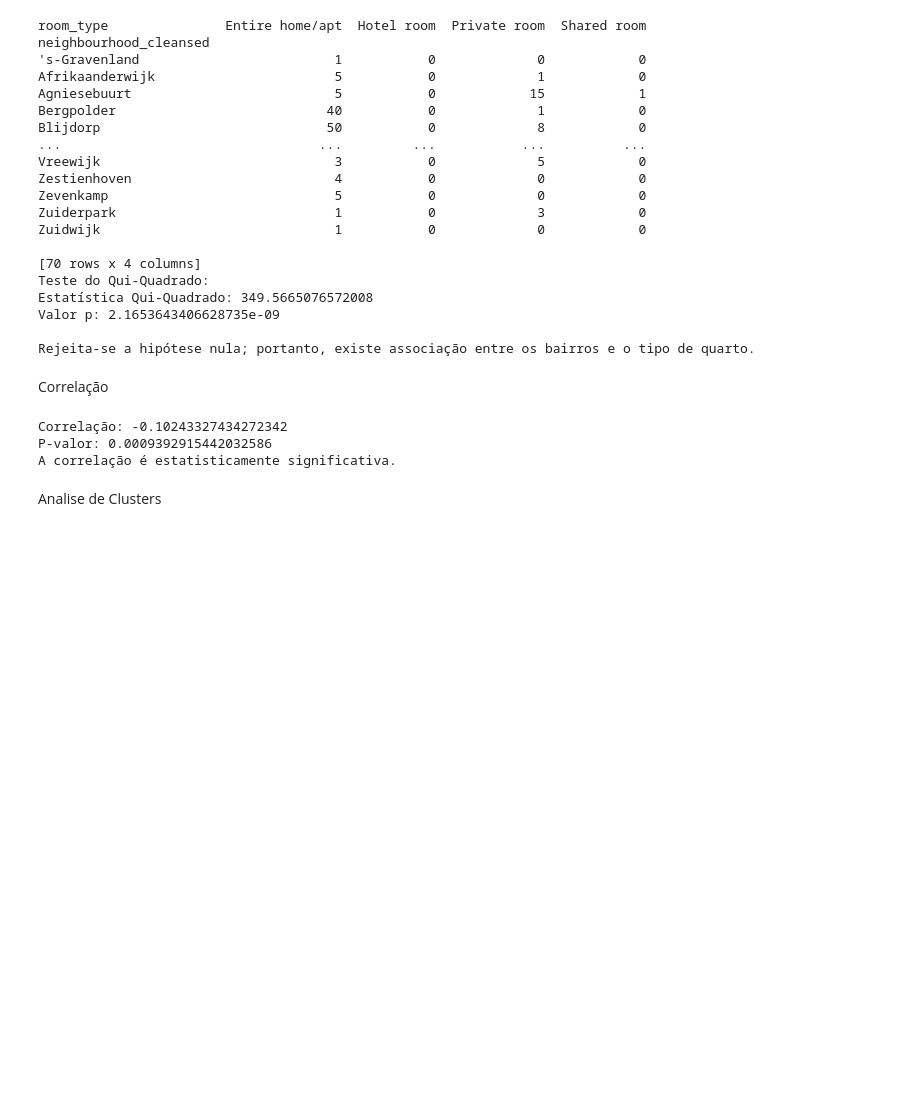
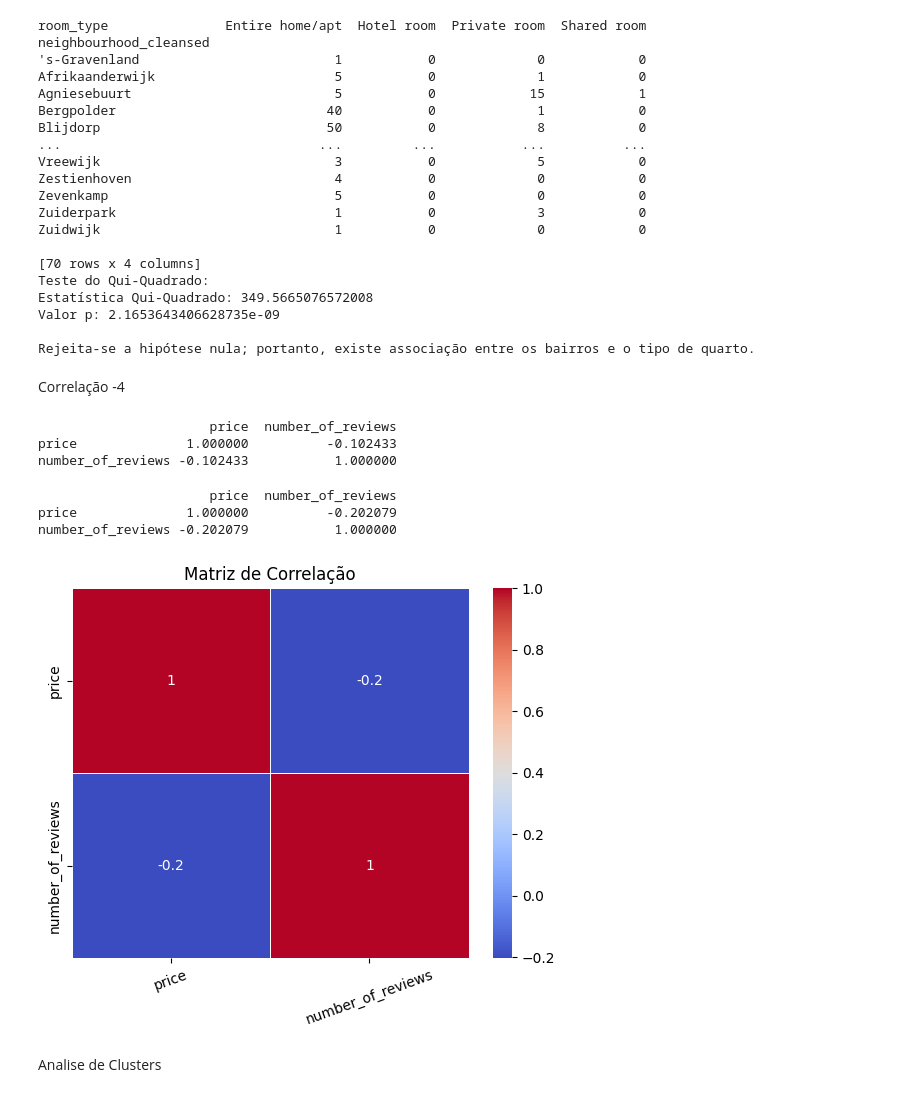
Before and after one commit to RafaelAndreRio/SAD_Trabalho_Final, a Jupyter notebook: Estudo_airbnb.ipynb, the cells around one changed output. Saved outputs shown, nothing was run; the diff lists cells and outputs as text; code cells hidden in the pictures; blank space fills up the shorter version.

```diff
--- a/Estudo_airbnb.ipynb
+++ b/Estudo_airbnb.ipynb
@@ -486,23 +487,29 @@ Valor p: 2.1653643406628735e-09
 
 Rejeita-se a hipótese nula; portanto, existe associação entre os bairros e o tipo de quarto.
 # %% [markdown]
-Correlação
+Correlação -4
-# %%
-# Calculando a correlação de Pearson
-correlacao, p_valor = stats.pearsonr(listings_zipado_df['price'], listings_zipado_df['number_of_reviews'])
-
-# Imprimindo os resultados
-print("Correlação:", correlacao)
-print("P-valor:", p_valor)
-
-# Interpretando os resultados
-if p_valor < 0.05:
-    print('A correlação é estatisticamente significativa.')
-else:
-    print('A correlação não é estatisticamente significativa.')
-# %% [output]
-Correlação: -0.10243327434272342
-P-valor: 0.0009392915442032586
-A correlação é estatisticamente significativa.
+# %%
+# Calculando a correlação de Pearson
+
+correlacao_pearson = listings_zipado_df[['price','number_of_reviews']].corr(method='pearson')
+print(correlacao_pearson)
+# %% [output]
+                      price  number_of_reviews
+price              1.000000          -0.102433
+number_of_reviews -0.102433           1.000000
+# %%
+correlacao_spearman = listings_zipado_df[['price','number_of_reviews']].corr(method='spearman')
+print(correlacao_spearman,end='')
+
+# Criar um gráfico de matriz de correlação usando Seaborn
+sns.heatmap(correlacao_spearman, annot=True, cmap='coolwarm', linewidths=0.5)
+plt.title('Matriz de Correlação')
+plt.xticks(rotation=20)
+plt.show()
+# %% [output]
+                      price  number_of_reviews
+price              1.000000          -0.202079
+number_of_reviews -0.202079           1.000000
+[figure, added]
 # %% [markdown]
 Analise de Clusters
```
Also changed, not shown: parts of 3 cells of this notebook.
